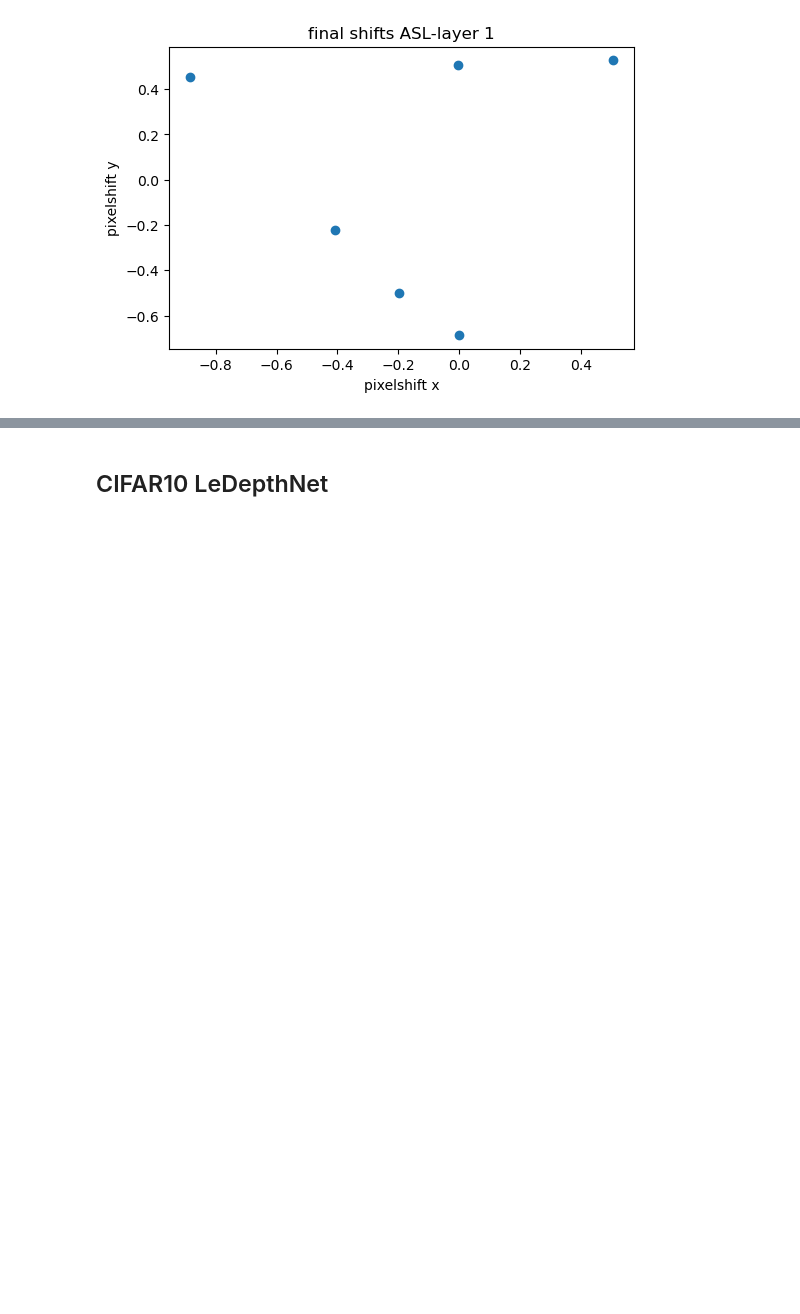
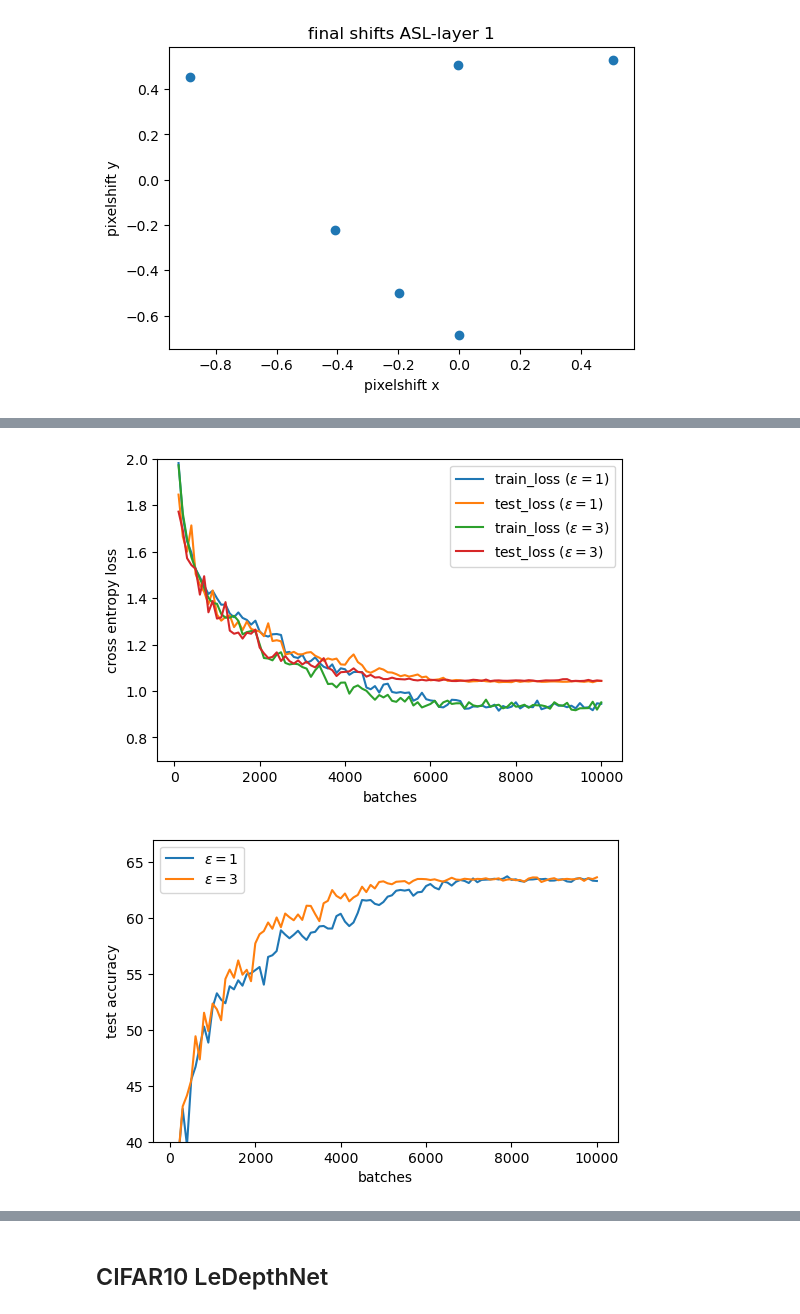
Before and after one commit to HeiseMax/ActiveShiftLayer, a Jupyter notebook: Cifar10LeNet.ipynb, the cells around one changed output, grey strips where cells are left out. Cells and saved outputs as stored; diff of their text form; code cells hidden in the pictures; blank space fills up the shorter version.

```diff
--- a/Cifar10LeNet.ipynb
+++ b/Cifar10LeNet.ipynb
@@ -231,0 +356,8 @@ plot_shifts(LeASLNN)
+# %%
+LeASLNN_exp3 = torch.load("./models/LeNet_Cifar/LeASLNet_exp3.pth")
+# %%
+ASL_plot_loss(LeASLNN, LeASLNN_exp3, y_lim=(0.7, 2))
+ASL_plot_acc(LeASLNN, LeASLNN_exp3, y_lim=(40, 67))
+# %% [output]
+[figure, added]
+[figure, added]
```
Also changed, not shown: parts of 32 cells of this notebook, 11 other files.
